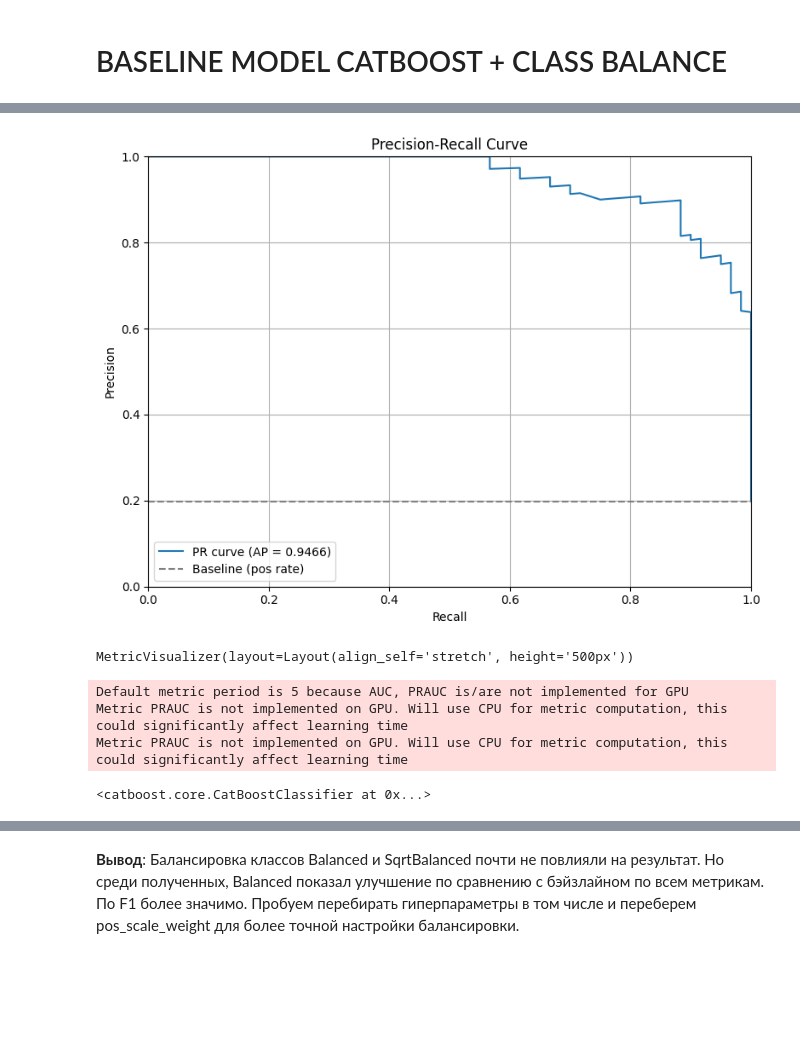
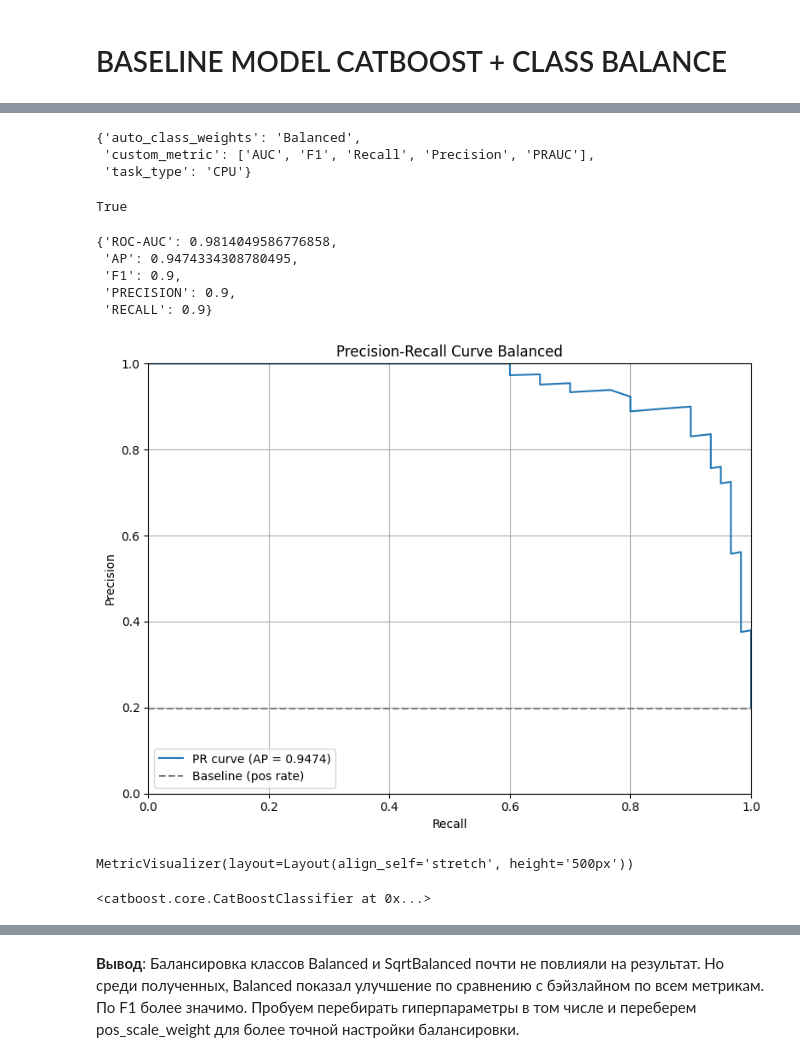
Before and after one commit to MazzDi/KC.ML-Engeneering.Final-Project, a Jupyter notebook: mvp.ipynb, the cells around one changed output, grey strips where cells are left out. Cells and saved outputs as stored; diff of their text form; code cells hidden in the pictures; blank space fills up the shorter version.

```diff
--- a/mvp.ipynb
+++ b/mvp.ipynb
@@ -601,3 +691,5 @@ plt.show()
 **Вывод**: Катбуст улавливает больше нелинейных взаимосвязей и показывает намного лучше резултаты, чем логистическая регрессия по целевым метриками. ROC-AUC выше 0.9, при этом PR-AUC тоже стал выше 0.9, что удовлетворяет условию продовой модели. Попробуем перебрать гиперпараметры или сбалансировать классы, чтобы еще улучшить модель.
 # %% [markdown]
 # BASELINE MODEL CATBOOST + CLASS BALANCE
+# %%
+task = Task.init(project_name="MFPD_nskorotkov", task_name='ClassBalanced_CatBoost')
@@ -603,0 +699,2 @@ plt.show()
+# %%
+logger = task.get_logger()
@@ -609,7 +708,7 @@ from catboost import CatBoostClassifier
 # %%
 balanced_catboost_model = CatBoostClassifier(
     custom_metric=['AUC', 'F1', 'Recall', 'Precision', 'PRAUC'],
-    task_type='GPU',
+    task_type='CPU' if get_gpu_device_count() == 0 else 'GPU',
     auto_class_weights='Balanced'
     )
 balanced_catboost_model.fit(X_train, y_train, eval_set=(X_val, y_val), plot=True, verbose=False)
@@ -634,20 +718,6 @@ f1_score(y_test, balanced_catboost_model.predict(X_test))
-# %%
-# Precision-Recall curve visualization
-probas = balanced_catboost_model.predict_proba(X_test)[:, 1]
-precision, recall, _ = precision_recall_curve(y_test, probas)
-ap_score = average_precision_score(y_test, probas)
-
-plt.figure(figsize=(8, 6))
-plt.plot(recall, precision, label=f'PR curve (AP = {ap_score:.4f})')
-plt.hlines(y=y_test.mean(), xmin=0, xmax=1, colors='gray', linestyles='--', label='Baseline (pos rate)')
-plt.xlabel('Recall')
-plt.ylabel('Precision')
-plt.title('Precision-Recall Curve')
-plt.xlim(0, 1)
-plt.ylim(0, 1)
-plt.grid(True)
-plt.legend(loc='lower left')
-plt.tight_layout()
-plt.show()
-# %% [output]
-[figure, removed]
+# %%
+task.connect(balanced_catboost_model.get_params())
+# %% [output]
+{'auto_class_weights': 'Balanced',
+ 'custom_metric': ['AUC', 'F1', 'Recall', 'Precision', 'PRAUC'],
+ 'task_type': 'CPU'}
@@ -654,13 +731,49 @@ plt.show()
+# %%
+task.upload_artifact(name='balanced_catboost_model.pkl', artifact_object=balanced_catboost_model)
+# %% [output]
+True
+# %%
+qm
+# %% [output]
+{'ROC-AUC': 0.9814049586776858,
+ 'AP': 0.9474334308780495,
+ 'F1': 0.9,
+ 'PRECISION': 0.9,
+ 'RECALL': 0.9}
+# %%
+probas = balanced_catboost_model.predict_proba(X_test)[:, 1]
+precision, recall, _ = precision_recall_curve(y_test, probas)
+ap_score = average_precision_score(y_test, probas)
+
+fig, ax = plt.subplots(figsize=(8, 6))
+ax.plot(recall, precision, label=f"PR curve (AP = {ap_score:.4f})")
+ax.hlines(y=y_test.mean(), xmin=0, xmax=1, colors="gray", linestyles="--", label="Baseline (pos rate)")
+ax.set_xlabel("Recall")
+ax.set_ylabel("Precision")
+ax.set_title("Precision-Recall Curve Balanced")
+ax.set_xlim(0, 1)
+ax.set_ylim(0, 1)
+ax.grid(True)
+ax.legend(loc="lower left")
+fig.tight_layout()
+
+logger.report_matplotlib_figure(
+    title="PR curve",
+    series="test",
+    figure=fig,
+    iteration=0,
+)
+plt.show()
+plt.close(fig)
+# %% [output]
+[figure, added]
 # %%
 sqrt_balanced_catboost_model = CatBoostClassifier(
     custom_metric=['AUC', 'F1', 'Recall', 'Precision', 'PRAUC'],
-    task_type='GPU',
+    task_type='CPU' if get_gpu_device_count() == 0 else 'GPU',
     auto_class_weights='SqrtBalanced'
     )
 sqrt_balanced_catboost_model.fit(X_train, y_train, eval_set=(X_val, y_val), plot=True, verbose=False)
 # %% [output]
 MetricVisualizer(layout=Layout(align_self='stretch', height='500px'))
-Default metric period is 5 because AUC, PRAUC is/are not implemented for GPU
-Metric PRAUC is not implemented on GPU. Will use CPU for metric computation, this could significantly affect learning time
-Metric PRAUC is not implemented on GPU. Will use CPU for metric computation, this could significantly affect learning time
+<catboost.core.CatBoostClassifier at 0x...>
-<catboost.core.CatBoostClassifier at 0x...>
```
Also changed, not shown: parts of 65 cells of this notebook, 4 other files.
